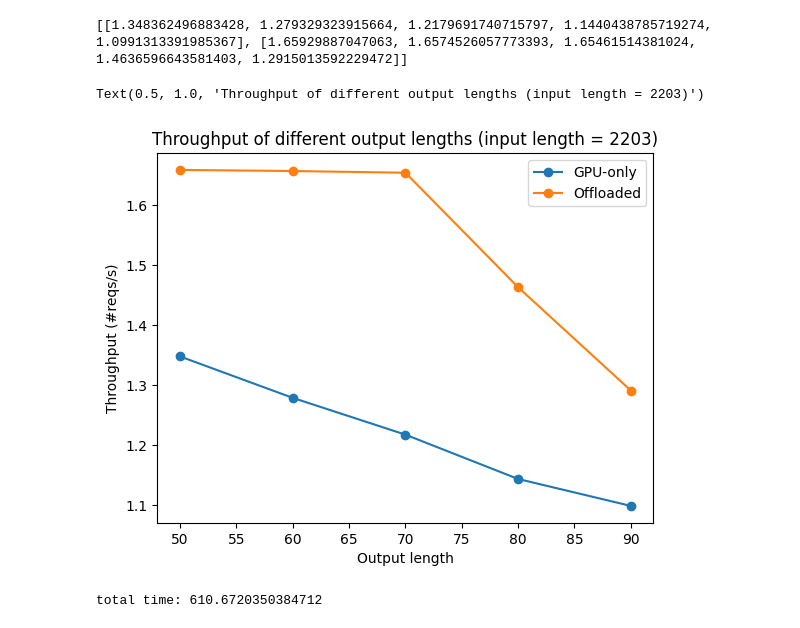
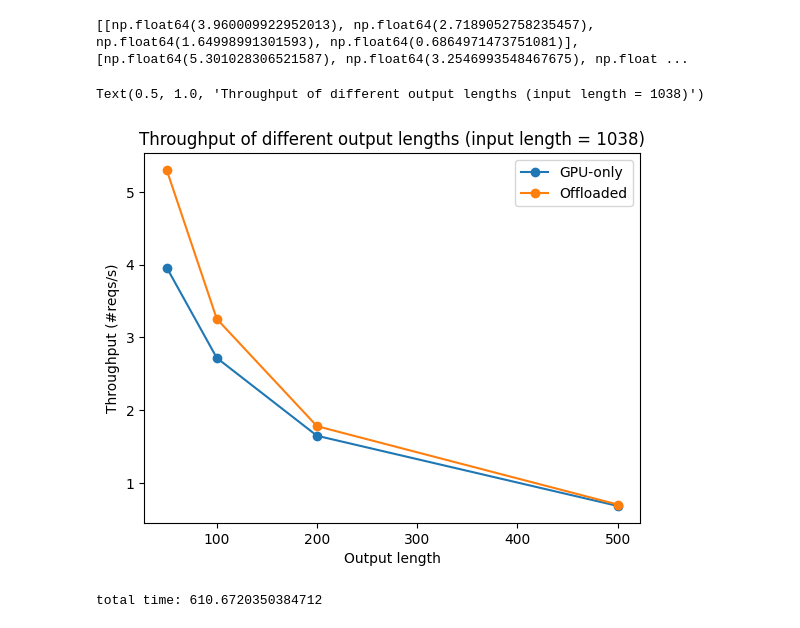
Before and after one commit to SwiftSeal03/swiftLLM, a Jupyter notebook: profile/e2e-illst.ipynb, the cells around one changed output. Drawn from its saved outputs; the diff is of its cells as text; code cells hidden in the pictures.

```diff
--- a/profile/e2e-illst.ipynb
+++ b/profile/e2e-illst.ipynb
@@ -1,41 +1,45 @@
 # %%
 import matplotlib.pyplot as plt
 import json
 import numpy as np
 
-in_len = 2203
-num_data = 1000
-output_lens = [50, 60, 70, 80, 90]
+# in_len = 2542
+# num_data = 1000
+# output_lens = [30, 50, 70, 90]
+
+in_len = 1038
+num_data = 2000
+output_lens = [50, 100, 200, 500]
 
 tps = [[], []]
 
 for out_len in output_lens:
-  path_prefix = '../data/d0920/'
+  path_prefix = '../data/d1016/'
   file_names = [f'{num_data}-{in_len}-{out_len}-True.json', f'{num_data}-{in_len}-{out_len}-False.json']
   # file_names = [f'{num_data}-{out_len}-True.json', f'{num_data}-{out_len}-False.json']
   file_names = [path_prefix + f for f in file_names]
   for i, filename in enumerate(file_names):
     with open(filename) as f:
-      data = json.load(f)
+      data = json.load(f)['req_end_deltas']
 
     ndata = len(data)
     nwarmup = (ndata + 1) // 10
     ncooldown = (ndata + 1) // 10 * 8
     tps[i].append(1 / np.mean(data[nwarmup: ncooldown]))
 
 print(tps)
 
 plt.plot(output_lens, tps[0], label='GPU-only', marker='o')
 plt.plot(output_lens, tps[1], label='Offloaded', marker='o')
 
 plt.xlabel('Output length')
 plt.ylabel('Throughput (#reqs/s)')
 plt.legend()
 plt.title(f'Throughput of different output lengths (input length = {in_len})')
 # %% [output]
-[[1.348362496883428, 1.279329323915664, 1.2179691740715797, 1.1440438785719274, 1.0991313391985367], [1.65929887047063, 1.6574526057773393, 1.65461514381024, 1.4636596643581403, 1.2915013592229472]]
+[[np.float64(3.960009922952013), np.float64(2.7189052758235457), np.float64(1.64998991301593), np.float64(0.6864971473751081)], [np.float64(5.301028306521587), np.float64(3.2546993548467675), np.float ...
-Text(0.5, 1.0, 'Throughput of different output lengths (input length = 2203)')
+Text(0.5, 1.0, 'Throughput of different output lengths (input length = 1038)')
-[figure, old version]
+[figure, new version]
 # %%
 import json
 import numpy as np
```
Also changed, not shown: parts of 1 cell of this notebook, 6 other files.
